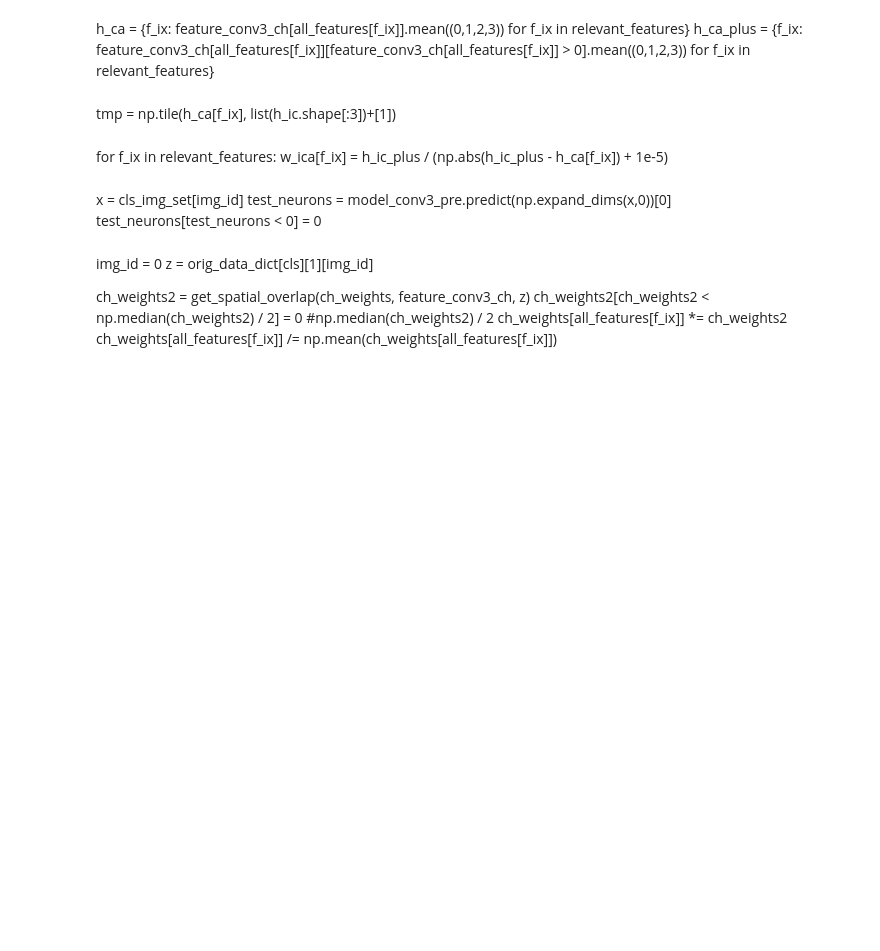
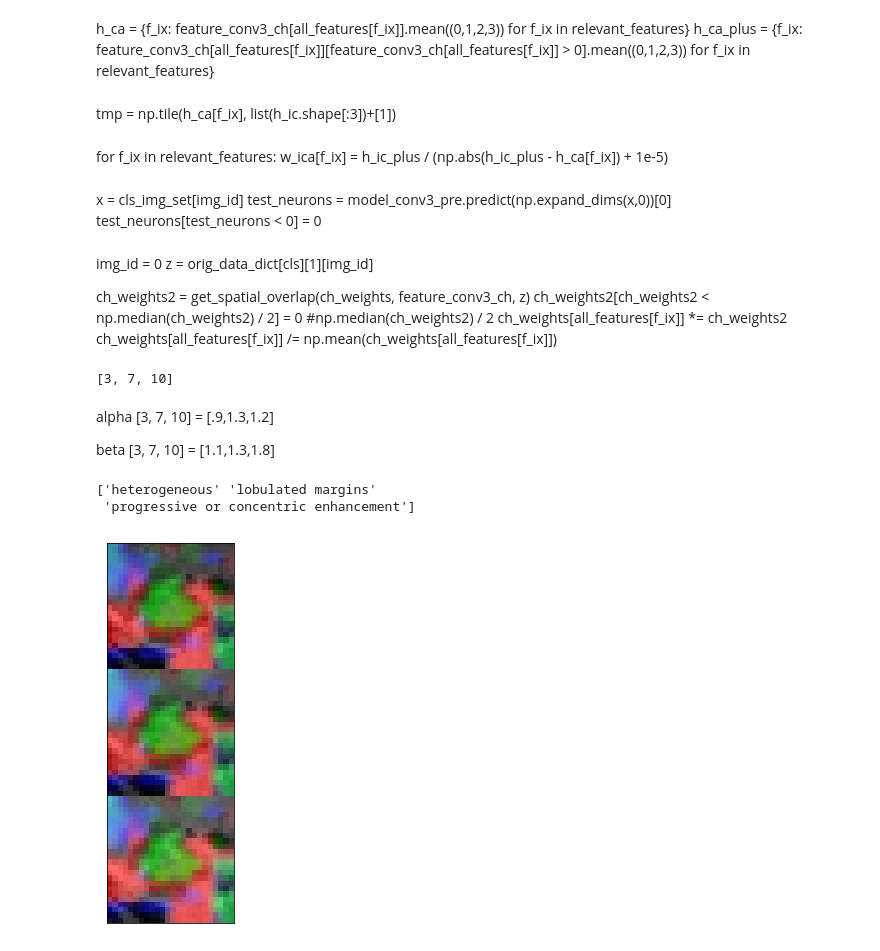
Before and after one commit to clintonjwang/voi-classifier, a Jupyter notebook: python/feature-vis.ipynb, the cells around one changed output. Drawn from its saved outputs; the diff is of its cells as text; code cells hidden in the pictures; blank space fills up the shorter version.

```diff
--- a/python/feature-vis.ipynb
+++ b/python/feature-vis.ipynb
@@ -315,7 +326,7 @@ test_neurons[test_neurons < 0] = 0
 # %%
 m = all_conv2_ch.mean(0)
 s = all_conv2_ch.std(0)
-ch_weights = np.empty((num_rel_f, 128))
+ch_weights = np.empty((num_rel_f, num_channels))
 for f_num, f_ix in enumerate(relevant_features):
     f_c3_ch = feature_conv2_ch[all_features[f_ix]]
     avg_f_conv3_ch = f_c3_ch.mean((1,2,3))
@@ -346,26 +358,69 @@ def get_saliency_map(W, test_neurons, num_rel_f):
     return sal_map
 # %%
 test_neurons = h_ic_rot[0]
+# %%
+test_neurons = tr.scale3d(test_neurons, (.5,.5,.5))
 # %%
 z = orig_data_dict[cls][1][img_id]
-layer_type = 'conv1'
-#layer_type = 'conv3'
+#layer_type = 'conv1'
+layer_type = 'conv3'
 #for f_num, f_ix in enumerate(relevant_features):
 sal_map = get_saliency_map(W, test_neurons, num_rel_f)
+alpha = 1.2
 for f_num in range(num_rel_f):
     sal_map_f = sal_map[f_num]
-    if False:
-        w = np.zeros(test_neurons.shape[:3])
-        for ch_ix in range(128):
-            if W[f_num, ch_ix] > 0:
-                w += W[f_num, ch_ix] * test_neurons[:,:,:,ch_ix]
-        sal_map_f = w / np.sum(W[f_num])
-        #sal_map_f0, _ = tr.rescale_img(sal_map_f0, x.shape[:3])
 
     sal_map_f = tr.scale3d(sal_map_f, (2,2,2))
+    sal_map_f = (sal_map_f > np.mean(sal_map_f[sal_map_f > 0])*alpha)+.3
 
     #for img_id in range(len(cls_img_set)):
-    alpha = 1
     overlaid_img = x - np.amin(x)
-    overlaid_img = np.stack([((sal_map_f > np.mean(sal_map_f[sal_map_f > 0])*alpha)+.3) * overlaid_img[:,:,:,i] for i in range(3)], 3)
+    overlaid_img = np.stack([sal_map_f * overlaid_img[:,:,:,i] for i in range(3)], 3)
     hf.draw_slices(overlaid_img[:,::-1,:], save_path=img_dir+"\\%s %s (%s).png" % (layer_type, z, all_features[relevant_features[f_num]]))
+# %%
+relevant_features
+# %% [output]
+[3, 7, 10]
+# %% [markdown]
+alpha
+[3, 7, 10] = [.9,1.3,1.2]
+
+beta
+[3, 7, 10] = [1.1,1.3,1.8]
+# %%
+width = x.shape[0]
+overlaid_img_clr = np.empty((width*3, x.shape[1], 3))
+overlaid_img = x - np.amin(x)
+
+alpha = [.9,1.3,1.2] #[1.3,1.5,2] #inverse area [.9,1.3,1.2]
+beta = [1.1,1.3,1.8] #importance
+
+sal_map = get_saliency_map(W, test_neurons, num_rel_f)
+#sal_map *= 0
+for f_num in range(num_rel_f):
+    sal_map_f = sal_map[f_num]
+    sal_map[f_num] = sal_map_f > np.mean(sal_map_f[sal_map_f > 0])*alpha[f_num]
+    sal_map[f_num] *= beta[f_num]
+for f_num in range(num_rel_f):
+    sal_map[f_num, sal_map[f_num,:] != sal_map.max(0)] /= 2
+for f_num in range(num_rel_f):
+    sal_map_f = sal_map[f_num] / beta[f_num]
+    sal_map_f = tr.scale3d(sal_map_f, (2,2,2))
+    sal_map_f = np.stack([2*sal_map_f + overlaid_img[:,:,:,i] for i in range(3)], 3)
+    sal_map_f = sal_map_f[:,:,sal_map_f.shape[2]//2,:]
+    overlaid_img_clr[:width,:,f_num] = sal_map_f[:,:,0]
+    overlaid_img_clr[width:width*2,:,f_num] = sal_map_f[:,:,1]
+    overlaid_img_clr[width*2:,:,f_num] = sal_map_f[:,:,2]
+
+overlaid_img_clr -= overlaid_img_clr.min() - 0
+overlaid_img_clr *= 1 / overlaid_img_clr.max()
+
+fig = plt.imshow(overlaid_img_clr)
+fig.get_figure().set_figheight(7)
+fig.axes.get_xaxis().set_visible(False)
+fig.axes.get_yaxis().set_visible(False)
+print(np.array(all_features)[relevant_features])
+# %% [output]
+['heterogeneous' 'lobulated margins'
+ 'progressive or concentric enhancement']
+[figure, added]
```
Also changed, not shown: parts of 54 cells of this notebook, 2 other files.
